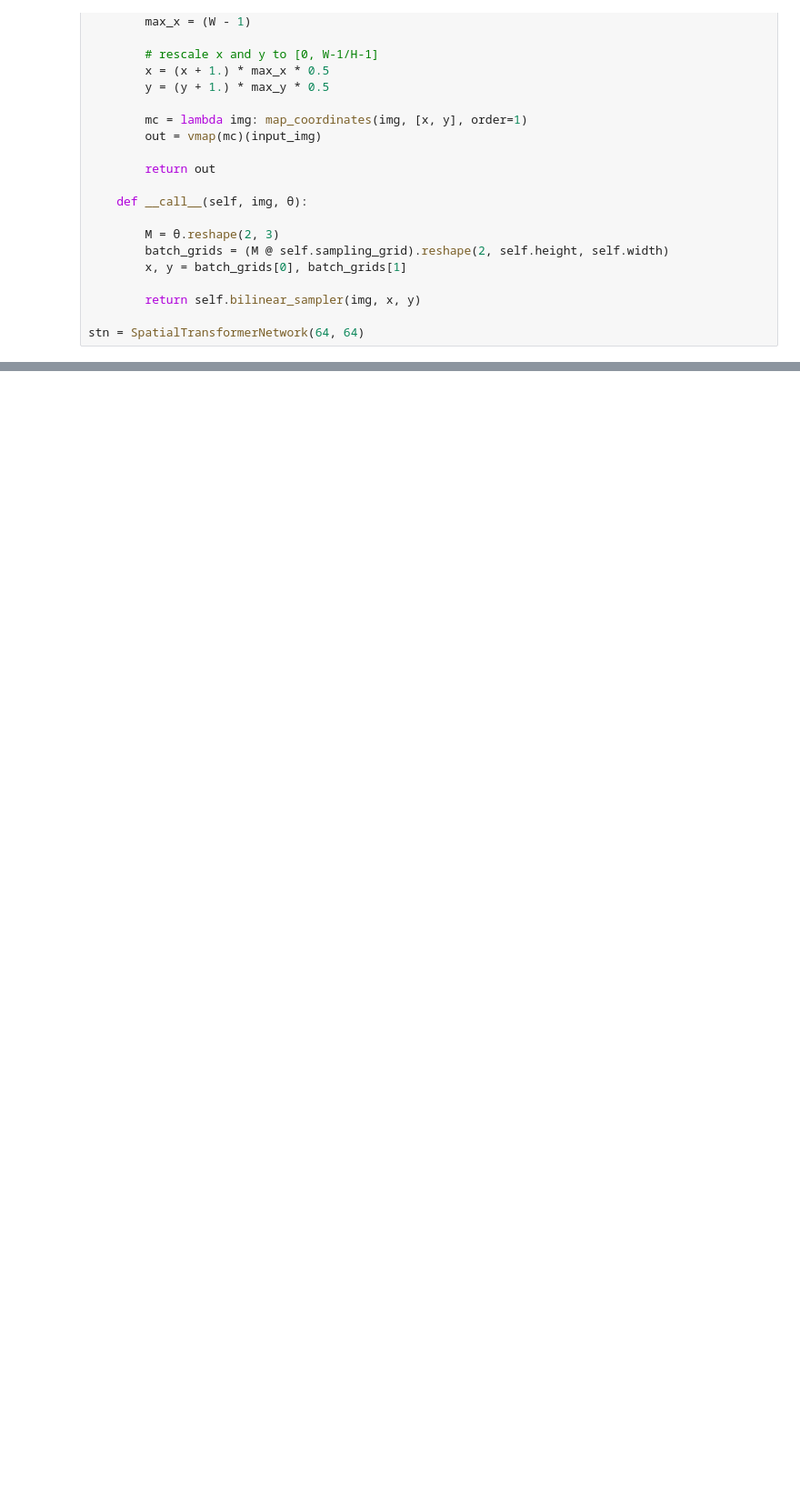
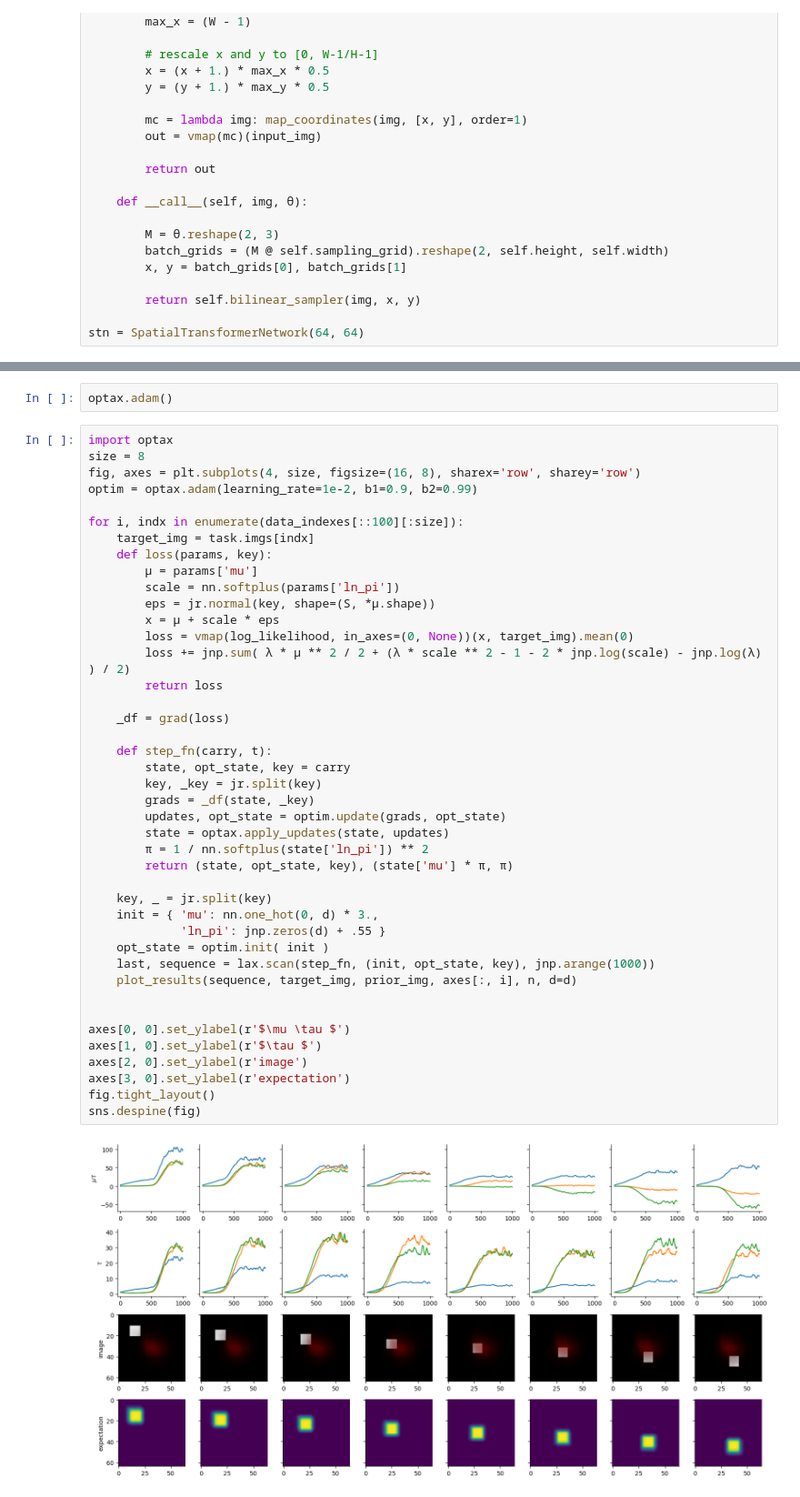
Before and after one commit to dimarkov/numpc, a Jupyter notebook: notebooks/dsprites/testing_vaes_on_dsprites.ipynb, the cells around one changed output, grey strips where cells are left out. Shown at 91% size. Drawn from its saved outputs; the diff is of its cells as text; blank space fills up the shorter version.

```diff
--- a/notebooks/dsprites/testing_vaes_on_dsprites.ipynb
+++ b/notebooks/dsprites/testing_vaes_on_dsprites.ipynb
@@ -288,0 +329,46 @@ res = svi.run(_key, num_iters, stn, test_img, D, batch_size=128, data=task.imgs)
+# %%
+optax.adam()
+# %%
+import optax
+size = 8
+fig, axes = plt.subplots(4, size, figsize=(16, 8), sharex='row', sharey='row')
+optim = optax.adam(learning_rate=1e-2, b1=0.9, b2=0.99)
+
+for i, indx in enumerate(data_indexes[::100][:size]):
+    target_img = task.imgs[indx]
+    def loss(params, key):
+        μ = params['mu']
+        scale = nn.softplus(params['ln_pi'])
+        eps = jr.normal(key, shape=(S, *μ.shape))
+        x = μ + scale * eps
+        loss = vmap(log_likelihood, in_axes=(0, None))(x, target_img).mean(0)
+        loss += jnp.sum( λ * μ ** 2 / 2 + (λ * scale ** 2 - 1 - 2 * jnp.log(scale) - jnp.log(λ) ) / 2)
+        return loss
+
+    _df = grad(loss)
+
+    def step_fn(carry, t):
+        state, opt_state, key = carry
+        key, _key = jr.split(key)
+        grads = _df(state, _key)
+        updates, opt_state = optim.update(grads, opt_state)
+        state = optax.apply_updates(state, updates)
+        π = 1 / nn.softplus(state['ln_pi']) ** 2
+        return (state, opt_state, key), (state['mu'] * π, π)
+
+    key, _ = jr.split(key)
+    init = { 'mu': nn.one_hot(0, d) * 3.,
+             'ln_pi': jnp.zeros(d) + .55 }
+    opt_state = optim.init( init )
+    last, sequence = lax.scan(step_fn, (init, opt_state, key), jnp.arange(1000))
+    plot_results(sequence, target_img, prior_img, axes[:, i], n, d=d)
+
+
+axes[0, 0].set_ylabel(r'$\mu \tau $')
+axes[1, 0].set_ylabel(r'$\tau $')
+axes[2, 0].set_ylabel(r'image')
+axes[3, 0].set_ylabel(r'expectation')
+fig.tight_layout()
+sns.despine(fig)
+# %% [output]
+[figure, added]
```
Also changed, not shown: parts of 46 cells of this notebook.
